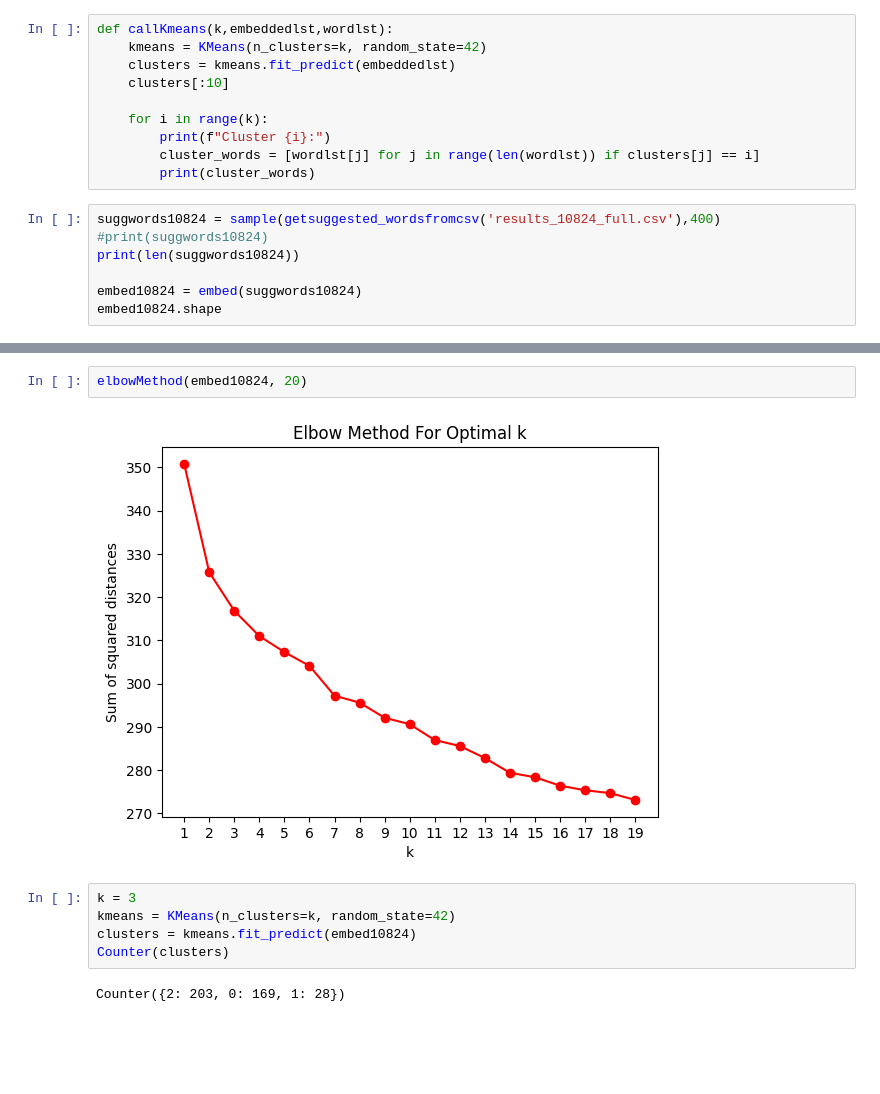
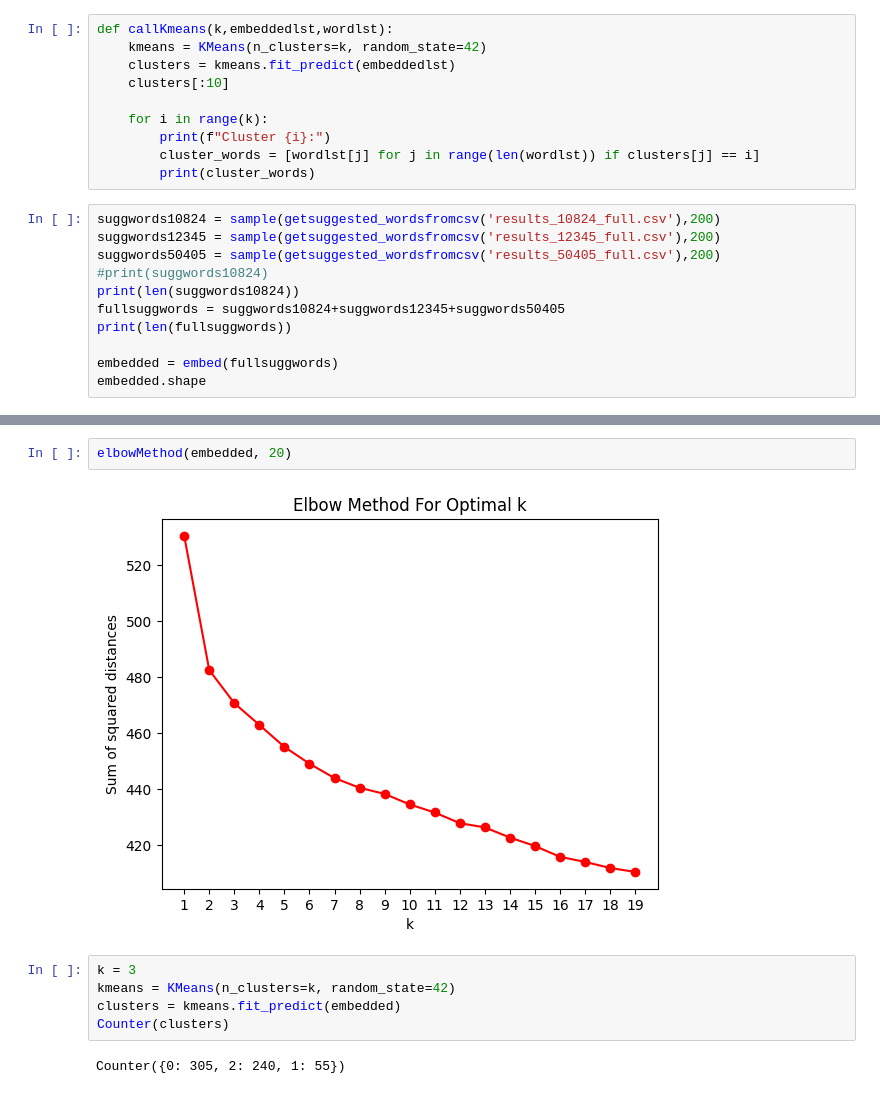
Before and after one commit to ep108/CS315_Project2_Group1, a Jupyter notebook: analysis/clustering.ipynb, the cells around one changed output, grey strips where cells are left out. Saved outputs shown, nothing was run; the diff lists cells and outputs as text; blank space fills up the shorter version.

Commit message:
including all 3 users for clustering

```diff
--- a/analysis/clustering.ipynb
+++ b/analysis/clustering.ipynb
@@ -69,11 +69,15 @@ def callKmeans(k,embeddedlst,wordlst):
         cluster_words = [wordlst[j] for j in range(len(wordlst)) if clusters[j] == i]
         print(cluster_words)
 # %%
-suggwords10824 = sample(getsuggested_wordsfromcsv('results_10824_full.csv'),400)
+suggwords10824 = sample(getsuggested_wordsfromcsv('results_10824_full.csv'),200)
+suggwords12345 = sample(getsuggested_wordsfromcsv('results_12345_full.csv'),200)
+suggwords50405 = sample(getsuggested_wordsfromcsv('results_50405_full.csv'),200)
 #print(suggwords10824)
 print(len(suggwords10824))
+fullsuggwords = suggwords10824+suggwords12345+suggwords50405
+print(len(fullsuggwords))
 
-embed10824 = embed(suggwords10824)
-embed10824.shape
+embedded = embed(fullsuggwords)
+embedded.shape
 # %% [output]
 Getting pyktok data from file /Users/adelle/CS315_Project2_Group1/pyktok-results/results_10824_full.csv
@@ -102,14 +109,14 @@ Cluster 14:
 # %%
-elbowMethod(embed10824, 20)
+elbowMethod(embedded, 20)
 # %% [output]
-[figure, old version]
+[figure, new version]
 # %%
 k = 3
 kmeans = KMeans(n_clusters=k, random_state=42)
-clusters = kmeans.fit_predict(embed10824)
+clusters = kmeans.fit_predict(embedded)
 Counter(clusters)
 # %% [output]
-Counter({2: 203, 0: 169, 1: 28})
+Counter({0: 305, 2: 240, 1: 55})
 # %%
 import plotly.io as pio
 
```
Also changed, not shown: parts of 7 cells of this notebook.
